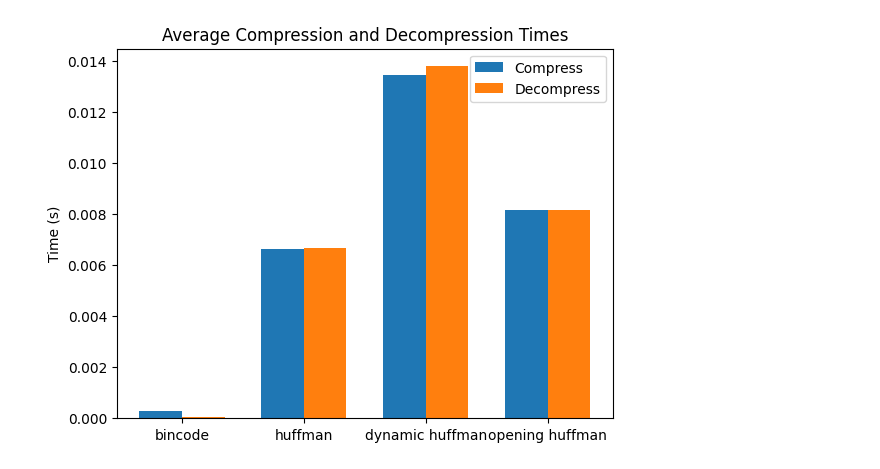
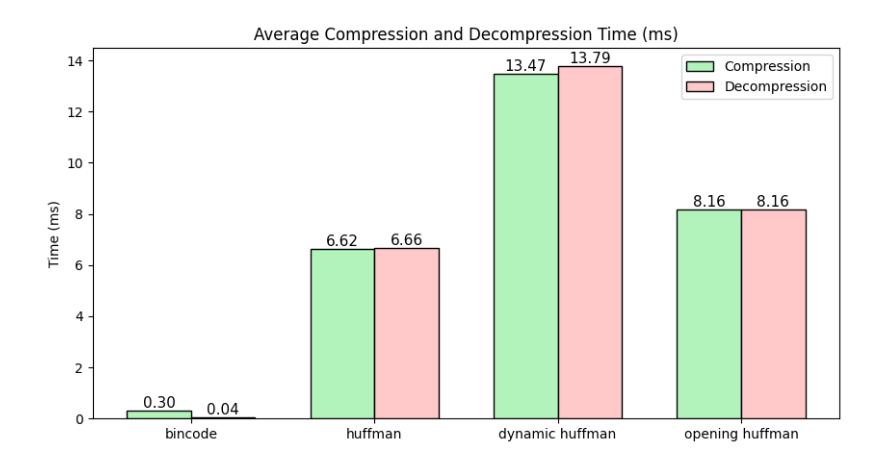
Before and after one commit to JadenStrudwick/CompressedGameNotation, a Jupyter notebook: benchmarking/lichessDataset/lichessDatasetPlotter.ipynb, the cells around one changed output. Drawn from its saved outputs; the diff is of its cells as text; code cells hidden in the pictures.

```diff
--- a/benchmarking/lichessDataset/lichessDatasetPlotter.ipynb
+++ b/benchmarking/lichessDataset/lichessDatasetPlotter.ipynb
@@ -105,32 +106,63 @@ opening huffman:
 IGNORE_BINCODE = False
 # %%
 def plot_time_bar():
-  times = {}
-  for key in strats:
-    if IGNORE_BINCODE and key == 'bincode':
-      continue
+    times = {}
+    for key in strats:
+        if IGNORE_BINCODE and key == "bincode":
+            continue
 
-    compress_times = [float(metric['time to compress (seconds)']) for metric in strats[key]]
-    decompress_times = [float(metric['time to decompress (seconds)']) for metric in strats[key]]
-    times[key] = (compress_times, decompress_times)
+        compress_times = [
+            float(metric["time to compress (seconds)"]) for metric in strats[key]
+        ]
+        decompress_times = [
+            float(metric["time to decompress (seconds)"]) for metric in strats[key]
+        ]
+        times[key] = (compress_times, decompress_times)
 
-  # plot the compression and decompression times next to each other
-  fig, ax = plt.subplots()
-  x = np.arange(len(times))
-  width = 0.35
-  ax.bar(x - width/2, [np.mean(times[key][0]) for key in times], width, label='Compress')
-  ax.bar(x + width/2, [np.mean(times[key][1]) for key in times], width, label='Decompress')
+    # plot the compression and decompression times next to each other
+    fig, ax = plt.subplots(figsize=(10, 5))
+    x = np.arange(len(times))
+    width = 0.35
+    bars1 = ax.bar(
+        x - width / 2,
+        [np.mean(times[key][0]) * 1000 for key in times],
+        width,
+        label="Compression",
+        color="#b2f2bb",
+        edgecolor="black",
+    )
+    bars2 = ax.bar(
+        x + width / 2,
+        [np.mean(times[key][1]) * 1000 for key in times],
+        width,
+        label="Decompression",
+        color="#ffc9c9",
+        edgecolor="black",
+    )
 
-  ax.set_ylabel('Time (s)')
-  ax.set_title('Average Compression and Decompression Times')
-  ax.set_xticks(x)
-  ax.set_xticklabels(times.keys())
-  ax.legend()
+    # Add labels on top of the bars
+    for bars in [bars1, bars2]:
+        for bar in bars:
+            ax.text(
+                bar.get_x() + bar.get_width() / 2,
+                bar.get_height(),
+                f"{bar.get_height():.2f}",
+                ha="center",
+                va="bottom",
+                fontsize=11,
+            )
 
-  plt.show()
+    ax.set_ylabel("Time (ms)")
+    ax.set_title("Average Compression and Decompression Time (ms)")
+    ax.set_xticks(x)
+    ax.set_xticklabels(times.keys())
+    ax.legend()
+
+    plt.show()
+
 
 plot_time_bar()
 # %% [output]
-[figure, old version]
+[figure, new version]
 # %%
 def plot_time_box():
```
Also changed, not shown: parts of 10 cells of this notebook, 3 other files.
